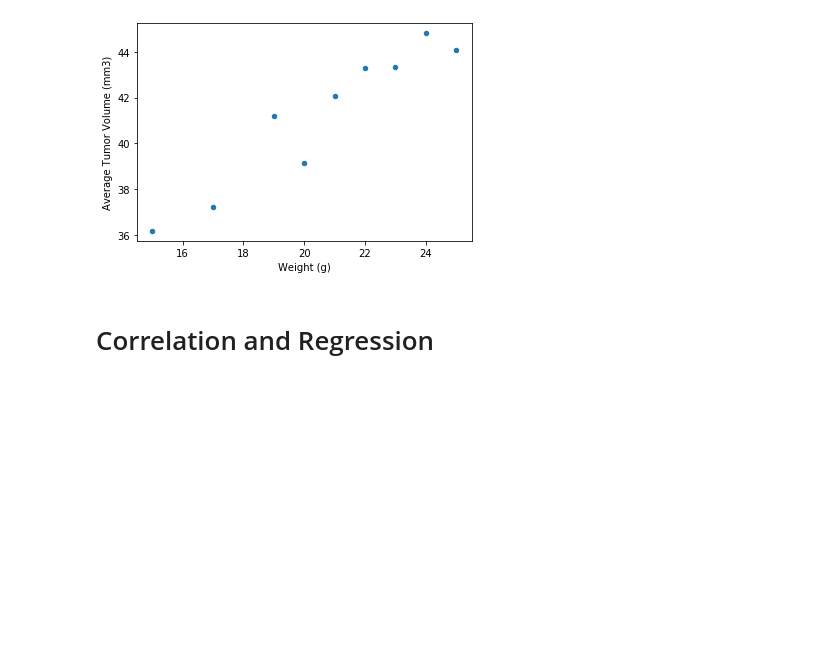
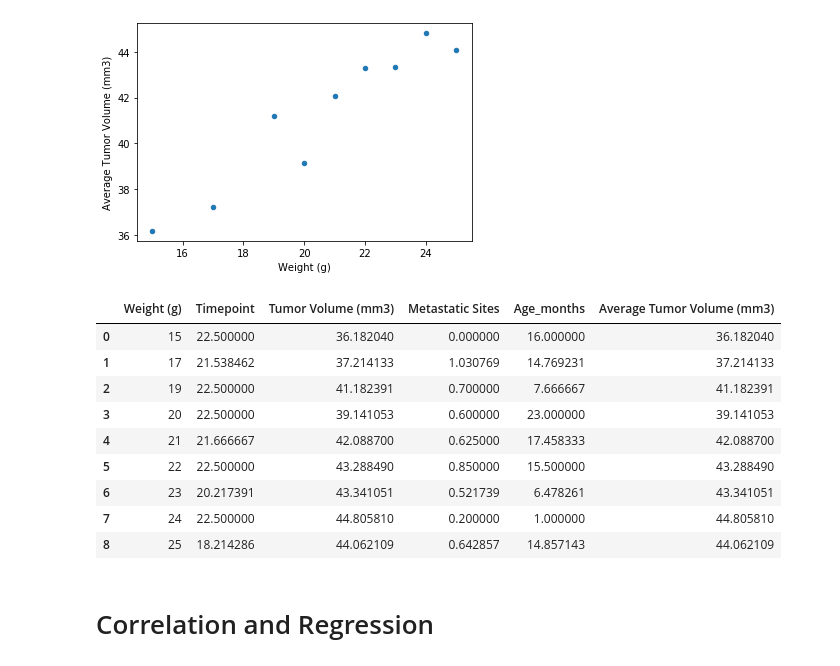
Before and after one commit to tawnynichols/matplotlib-challenge, a Jupyter notebook: Pymaceuticals/Workingfile.ipynb, the cells around one changed output. Drawn from its saved outputs; the diff is of its cells as text; code cells hidden in the pictures; blank space fills up the shorter version.

```diff
--- a/Pymaceuticals/Workingfile.ipynb
+++ b/Pymaceuticals/Workingfile.ipynb
@@ -288,6 +288,19 @@ capomulin_weight.plot(kind="scatter", x="Weight (g)", y="Average Tumor Volume (m
 plt.show()
 # %% [output]
 [figure]
+# %%
+capomulin_weight
+# %% [output]
+|  | Weight (g) | Timepoint | Tumor Volume (mm3) | Metastatic Sites | Age_months | Average Tumor Volume (mm3) |
+| 0 | 15 | 22.500000 | 36.182040 | 0.000000 | 16.000000 | 36.182040 |
+| 1 | 17 | 21.538462 | 37.214133 | 1.030769 | 14.769231 | 37.214133 |
+| 2 | 19 | 22.500000 | 41.182391 | 0.700000 | 7.666667 | 41.182391 |
+| 3 | 20 | 22.500000 | 39.141053 | 0.600000 | 23.000000 | 39.141053 |
+| 4 | 21 | 21.666667 | 42.088700 | 0.625000 | 17.458333 | 42.088700 |
+| 5 | 22 | 22.500000 | 43.288490 | 0.850000 | 15.500000 | 43.288490 |
+| 6 | 23 | 20.217391 | 43.341051 | 0.521739 | 6.478261 | 43.341051 |
+| 7 | 24 | 22.500000 | 44.805810 | 0.200000 | 1.000000 | 44.805810 |
+| 8 | 25 | 18.214286 | 44.062109 | 0.642857 | 14.857143 | 44.062109 |
 # %% [markdown]
 # Correlation and Regression
 # %%
```
Also changed, not shown: parts of 2 cells of this notebook.
